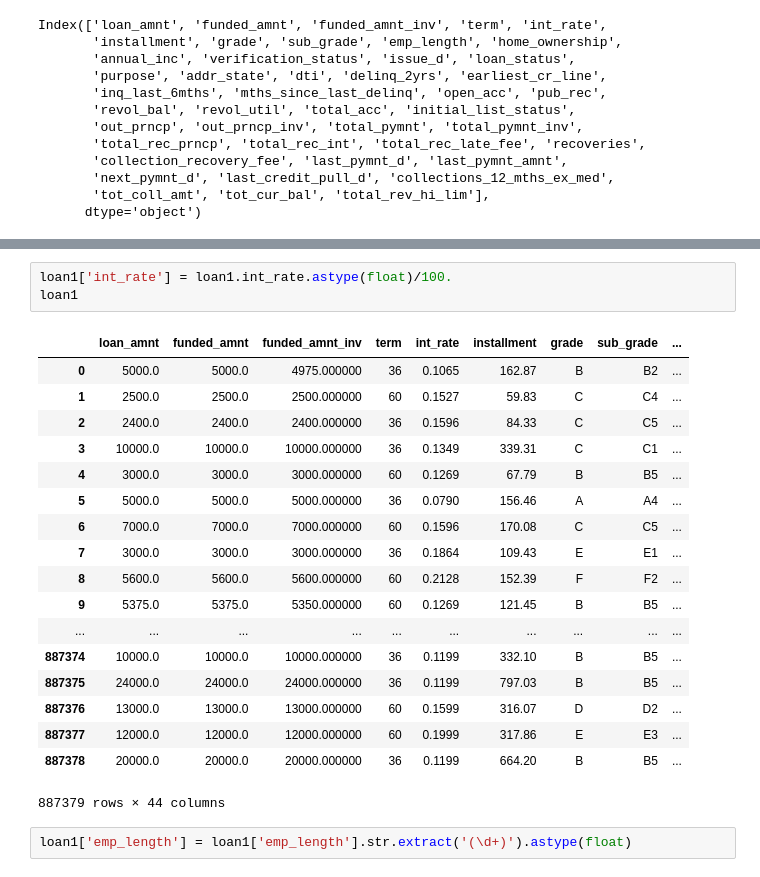
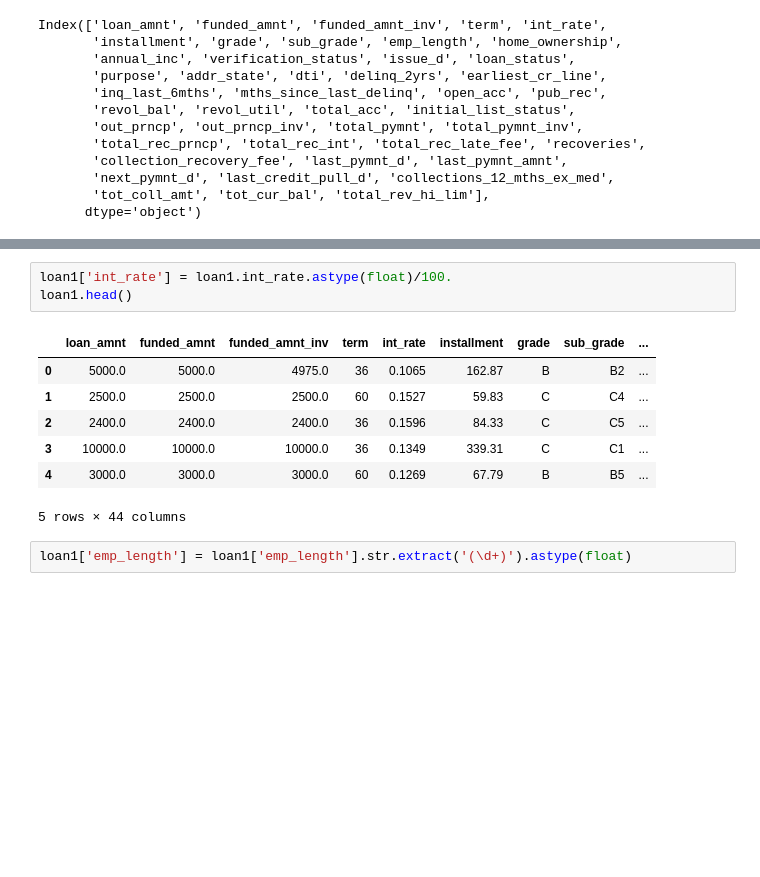
Before and after one commit to sanjogh777/Project1, a Jupyter notebook: Data Wrangling/Data_Wrangling.ipynb, the cells around one changed output, grey strips where cells are left out. Drawn from its saved outputs; the diff is of its cells as text; blank space fills up the shorter version.

```diff
--- a/Data Wrangling/Data_Wrangling.ipynb
+++ b/Data Wrangling/Data_Wrangling.ipynb
@@ -125,25 +114,14 @@ loan1
 # %%
 loan1['int_rate'] = loan1.int_rate.astype(float)/100.
-loan1
+loan1.head()
 # %% [output]
 |  | loan_amnt | funded_amnt | funded_amnt_inv | term | int_rate | installment | grade | sub_grade | ... |
-| 0 | 5000.0 | 5000.0 | 4975.000000 | 36 | 0.1065 | 162.87 | B | B2 | ... |
-| 1 | 2500.0 | 2500.0 | 2500.000000 | 60 | 0.1527 | 59.83 | C | C4 | ... |
-| 2 | 2400.0 | 2400.0 | 2400.000000 | 36 | 0.1596 | 84.33 | C | C5 | ... |
-| 3 | 10000.0 | 10000.0 | 10000.000000 | 36 | 0.1349 | 339.31 | C | C1 | ... |
-| 4 | 3000.0 | 3000.0 | 3000.000000 | 60 | 0.1269 | 67.79 | B | B5 | ... |
-| 5 | 5000.0 | 5000.0 | 5000.000000 | 36 | 0.0790 | 156.46 | A | A4 | ... |
-| 6 | 7000.0 | 7000.0 | 7000.000000 | 60 | 0.1596 | 170.08 | C | C5 | ... |
-| 7 | 3000.0 | 3000.0 | 3000.000000 | 36 | 0.1864 | 109.43 | E | E1 | ... |
-| 8 | 5600.0 | 5600.0 | 5600.000000 | 60 | 0.2128 | 152.39 | F | F2 | ... |
-| 9 | 5375.0 | 5375.0 | 5350.000000 | 60 | 0.1269 | 121.45 | B | B5 | ... |
-| ... | ... | ... | ... | ... | ... | ... | ... | ... | ... |
-| 887374 | 10000.0 | 10000.0 | 10000.000000 | 36 | 0.1199 | 332.10 | B | B5 | ... |
-| 887375 | 24000.0 | 24000.0 | 24000.000000 | 36 | 0.1199 | 797.03 | B | B5 | ... |
-| 887376 | 13000.0 | 13000.0 | 13000.000000 | 60 | 0.1599 | 316.07 | D | D2 | ... |
-| 887377 | 12000.0 | 12000.0 | 12000.000000 | 60 | 0.1999 | 317.86 | E | E3 | ... |
-| 887378 | 20000.0 | 20000.0 | 20000.000000 | 36 | 0.1199 | 664.20 | B | B5 | ... |
+| 0 | 5000.0 | 5000.0 | 4975.0 | 36 | 0.1065 | 162.87 | B | B2 | ... |
+| 1 | 2500.0 | 2500.0 | 2500.0 | 60 | 0.1527 | 59.83 | C | C4 | ... |
+| 2 | 2400.0 | 2400.0 | 2400.0 | 36 | 0.1596 | 84.33 | C | C5 | ... |
+| 3 | 10000.0 | 10000.0 | 10000.0 | 36 | 0.1349 | 339.31 | C | C1 | ... |
+| 4 | 3000.0 | 3000.0 | 3000.0 | 60 | 0.1269 | 67.79 | B | B5 | ... |
-887379 rows × 44 columns
+5 rows × 44 columns
 # %%
 loan1['emp_length'] = loan1['emp_length'].str.extract('(\d+)').astype(float)
 # %%
```
Also changed, not shown: parts of 24 cells of this notebook, 1 other file.
